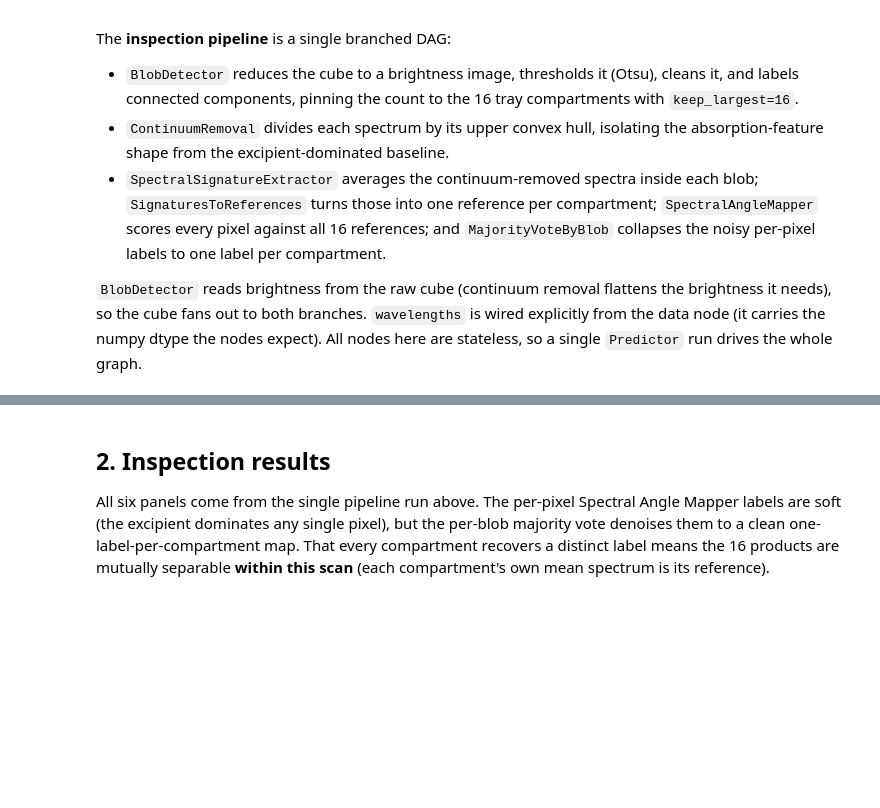
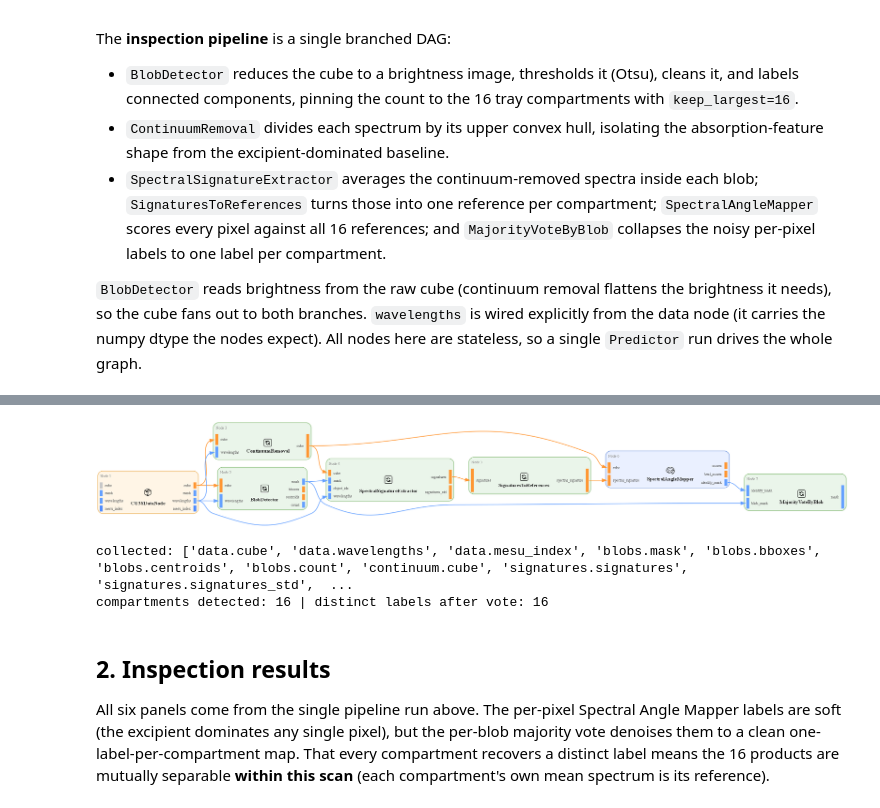
Before and after one commit to cubert-hyperspectral/cuvis-ai, a Jupyter notebook: notebooks/use_cases/node_catalog_pills.ipynb, the cells around one changed output, grey strips where cells are left out. Drawn from its saved outputs; the diff is of its cells as text; code cells hidden in the pictures; blank space fills up the shorter version.

```diff
--- a/notebooks/use_cases/node_catalog_pills.ipynb
+++ b/notebooks/use_cases/node_catalog_pills.ipynb
@@ -78,7 +78,11 @@ pipeline below is fitted and/or run against it.
 # %%
 DATA_DIR = Path("../../data/Pills")
 CU3S = DATA_DIR / "swir_pills_tray_01.cu3s"
-assert CU3S.exists(), f"missing {CU3S}; place a SWIR .cu3s here (this set is not auto-downloaded)"
+assert CU3S.exists(), f"missing {CU3S}"
+
+# graphviz renders of each pipeline DAG land here (gitignored)
+RENDER_DIR = Path("output")
+RENDER_DIR.mkdir(parents=True, exist_ok=True)
 
 
 def dm() -> Cu3sDataModule:
@@ -161,3 +159,27 @@ compartments detected: 16 | distinct labels after vote: 16
+# %%
+graph_png = inspect.visualize(
+    format="render_graphviz",
+    output_path=str(RENDER_DIR / f"{inspect.name}.png"),
+)
+display(Image(str(graph_png)))
+# %% [output]
+[figure, added]
+# %%
+out = Predictor(pipeline=inspect, datamodule=dm()).predict(collect_outputs=True)[0]
+print("collected:", [f"{n}.{p}" for (n, p) in out.keys()])
+
+cube = out[("data", "cube")]
+wavelengths = np.asarray(out[("data", "wavelengths")]).ravel()
+blob_mask = out[("blobs", "mask")][0].cpu().numpy()
+sam_best = out[("sam", "best_scores")][0, :, :, 0].cpu().numpy()
+sam_ident = out[("sam", "identity_mask")][0].cpu().numpy()
+voted = out[("vote", "mask")][0].cpu().numpy()
+n_blobs = int(out[("blobs", "count")].item())
+n_labels = len([v for v in np.unique(voted) if v != 0])
+print(f"compartments detected: {n_blobs} | distinct labels after vote: {n_labels}")
+# %% [output]
+collected: ['data.cube', 'data.wavelengths', 'data.mesu_index', 'blobs.mask', 'blobs.bboxes', 'blobs.centroids', 'blobs.count', 'continuum.cube', 'signatures.signatures', 'signatures.signatures_std',  ...
+compartments detected: 16 | distinct labels after vote: 16
 # %% [markdown]
 ## 2. Inspection results
 
```
Also changed, not shown: parts of 12 cells of this notebook, 1 other file.
